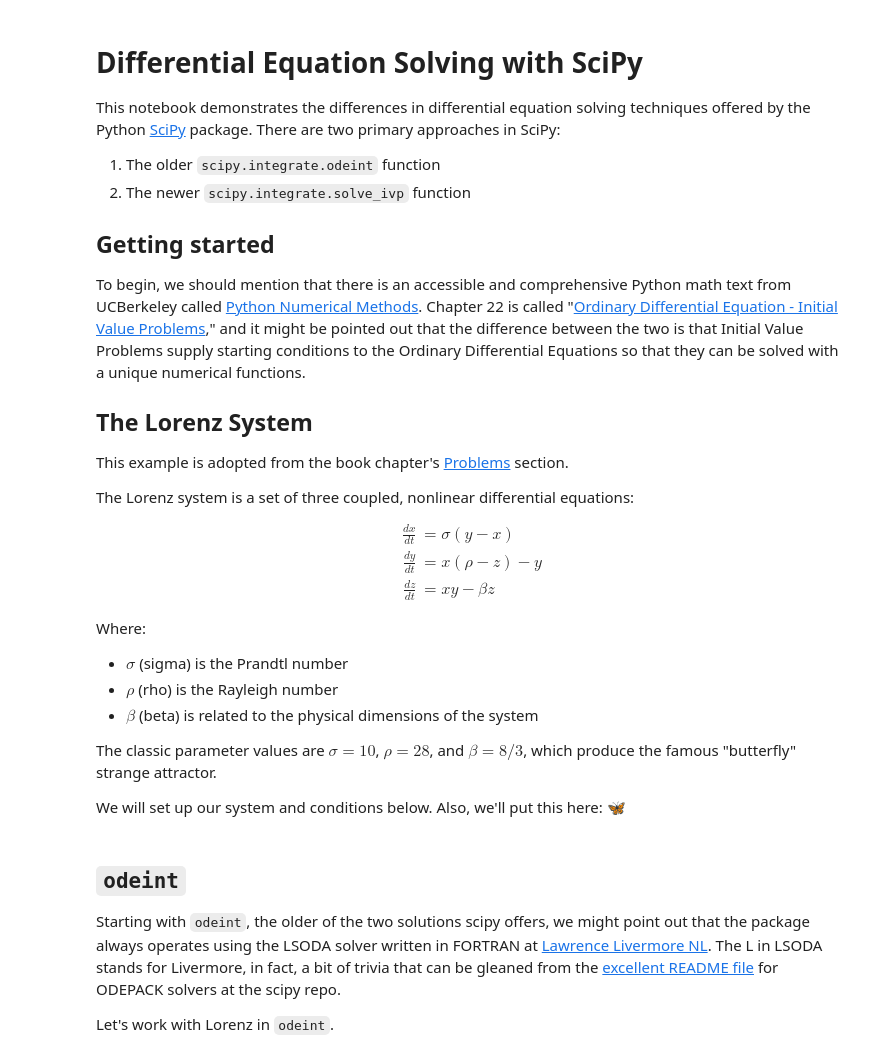
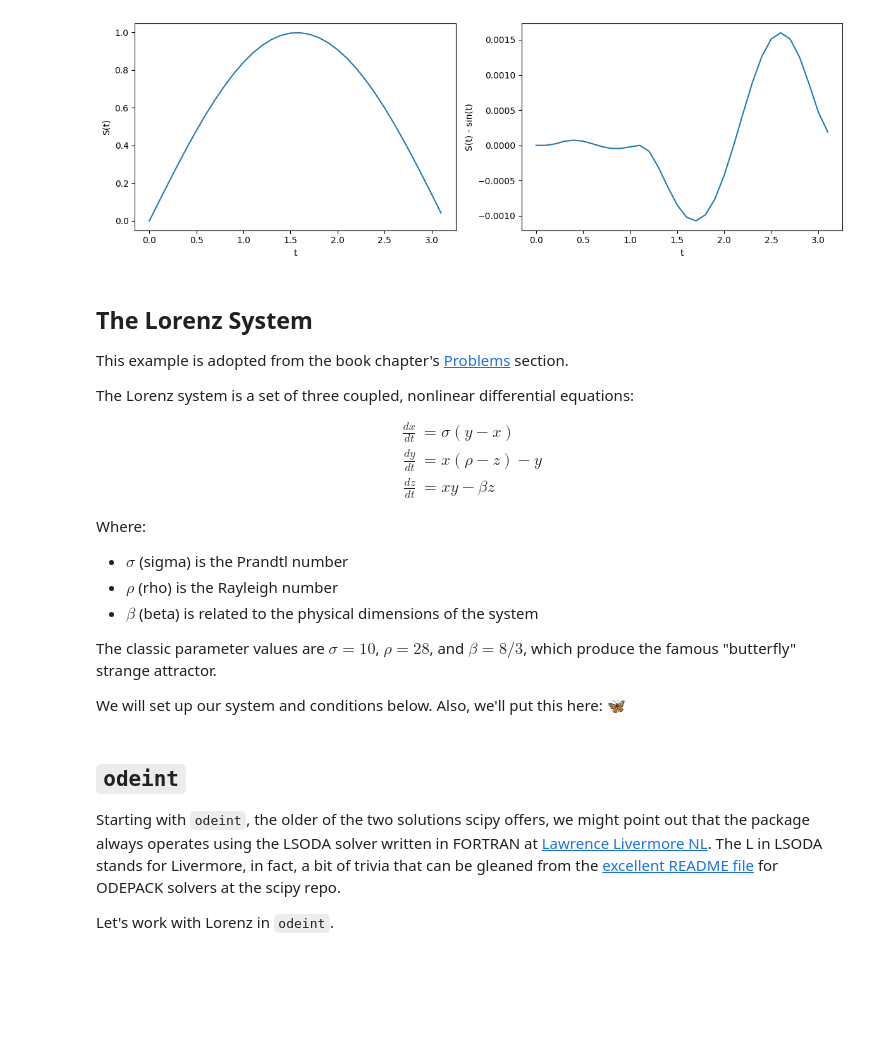
Before and after one commit to peterdresslar/scipy-differential, a Jupyter notebook: ScipyDifferential.ipynb, the cells around one changed output. Drawn from its saved outputs; the diff is of its cells as text; code cells hidden in the pictures; blank space fills up the shorter version.

```diff
--- a/ScipyDifferential.ipynb
+++ b/ScipyDifferential.ipynb
@@ -1,14 +28,37 @@
+# %%
+import matplotlib.pyplot as plt
+import numpy as np
+from scipy.integrate import solve_ivp
+
+%matplotlib inline
+
+def cos_func_ivp(t, S):  # avoid using lambda function since the signatures are a bit confusing
+    """
+    A function for solve_ivp.
+    """
+    # here we might use
+    # dsdt = S[0]
+    # but this system is state-independent
+    dsdt = np.cos(t)
+    return dsdt
+
+t_eval = np.arange(0, np.pi, 0.1)
+solution = solve_ivp(S, [0, np.pi], [0], t_eval=t_eval)
+
+plt.figure(figsize = (12, 4))
+plt.subplot(121)
+plt.plot(solution.t, solution.y[0])
+plt.xlabel('t')
+plt.ylabel('S(t)')
+plt.subplot(122)
+plt.plot(solution.t, solution.y[0] - np.sin(solution.t))
+plt.xlabel('t')
+plt.ylabel('S(t) - sin(t)')
+plt.tight_layout()
+plt.show()
+# %% [output]
+[figure, added]
 # %% [markdown]
-# Differential Equation Solving with SciPy
-
-This notebook demonstrates the differences in differential equation solving techniques offered by the Python [SciPy](scipy.org) package. There are two primary approaches in SciPy:
-1. The older `scipy.integrate.odeint` function
-2. The newer `scipy.integrate.solve_ivp` function
-
-## Getting started
-
-To begin, we should mention that there is an accessible and comprehensive Python math text from UCBerkeley called [Python Numerical Methods](https://pythonnumericalmethods.studentorg.berkeley.edu/notebooks/Index.html). Chapter 22 is called "[Ordinary Differential Equation - Initial Value Problems](https://pythonnumericalmethods.studentorg.berkeley.edu/notebooks/chapter22.00-ODE-Initial-Value-Problems.html)," and it might be pointed out that the difference between the two is that Initial Value Problems supply starting conditions to the Ordinary Differential Equations so that they can be solved with a unique numerical functions.
-
 ## The Lorenz System
 
 This example is adopted from the book chapter's [Problems](https://pythonnumericalmethods.studentorg.berkeley.edu/notebooks/chapter22.08-Summary-and-Problems.html#problems) section.
```
Also changed, not shown: parts of 3 cells of this notebook.
